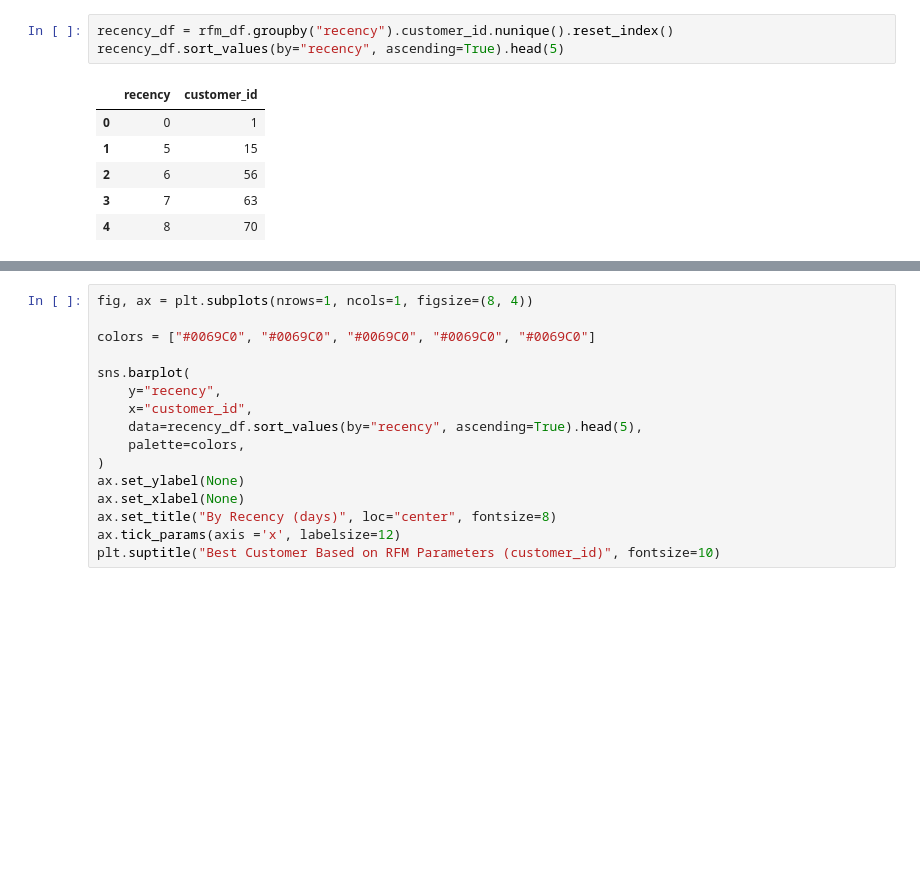
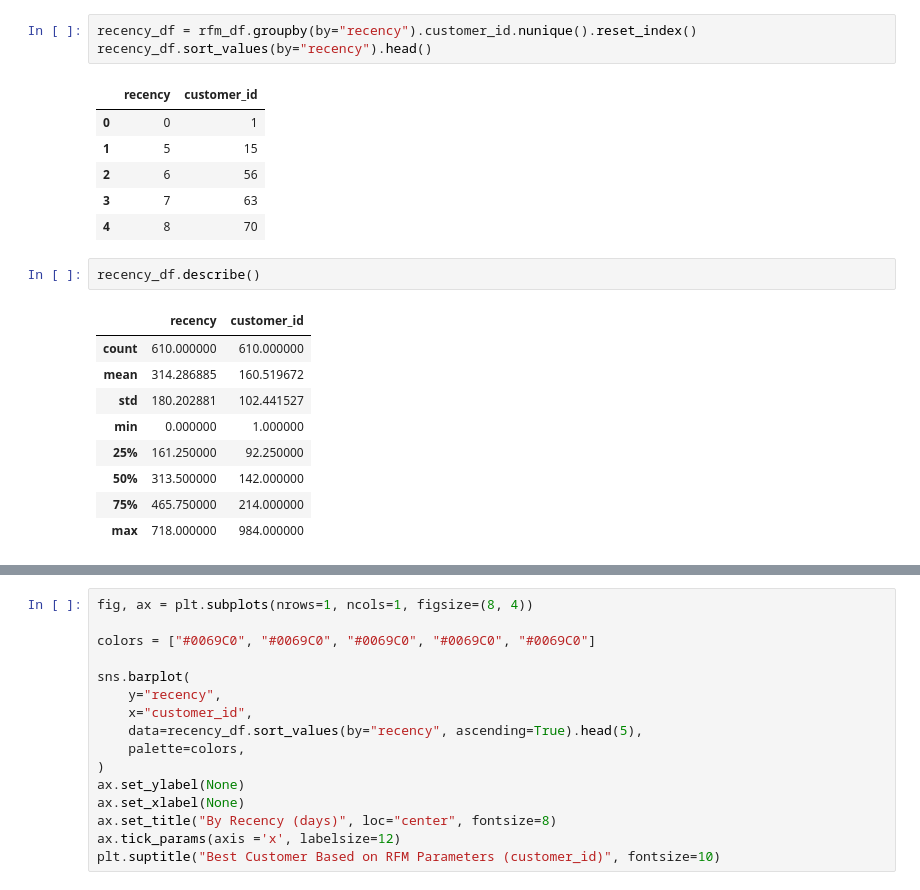
Before and after one commit to seprianto15/project-data-analyst-e-commerce, a Jupyter notebook: e_commerce.ipynb, the cells around one changed output, grey strips where cells are left out. Cells and saved outputs as stored; diff of their text form; blank space fills up the shorter version.

```diff
--- a/e_commerce.ipynb
+++ b/e_commerce.ipynb
@@ -1733,6 +1721,6 @@ rfm_df.describe(include="all")
 # %%
-recency_df = rfm_df.groupby("recency").customer_id.nunique().reset_index()
-recency_df.sort_values(by="recency", ascending=True).head(5)
+recency_df = rfm_df.groupby(by="recency").customer_id.nunique().reset_index()
+recency_df.sort_values(by="recency").head()
 # %% [output]
 |  | recency | customer_id |
 | 0 | 0 | 1 |
@@ -1740,3 +1728,15 @@ recency_df.sort_values(by="recency", ascending=True).head(5)
 | 2 | 6 | 56 |
 | 3 | 7 | 63 |
 | 4 | 8 | 70 |
+# %%
+recency_df.describe()
+# %% [output]
+|  | recency | customer_id |
+| count | 610.000000 | 610.000000 |
+| mean | 314.286885 | 160.519672 |
+| std | 180.202881 | 102.441527 |
+| min | 0.000000 | 1.000000 |
+| 25% | 161.250000 | 92.250000 |
+| 50% | 313.500000 | 142.000000 |
+| 75% | 465.750000 | 214.000000 |
+| max | 718.000000 | 984.000000 |
```
Also changed, not shown: parts of 11 cells of this notebook, 1 other file.
